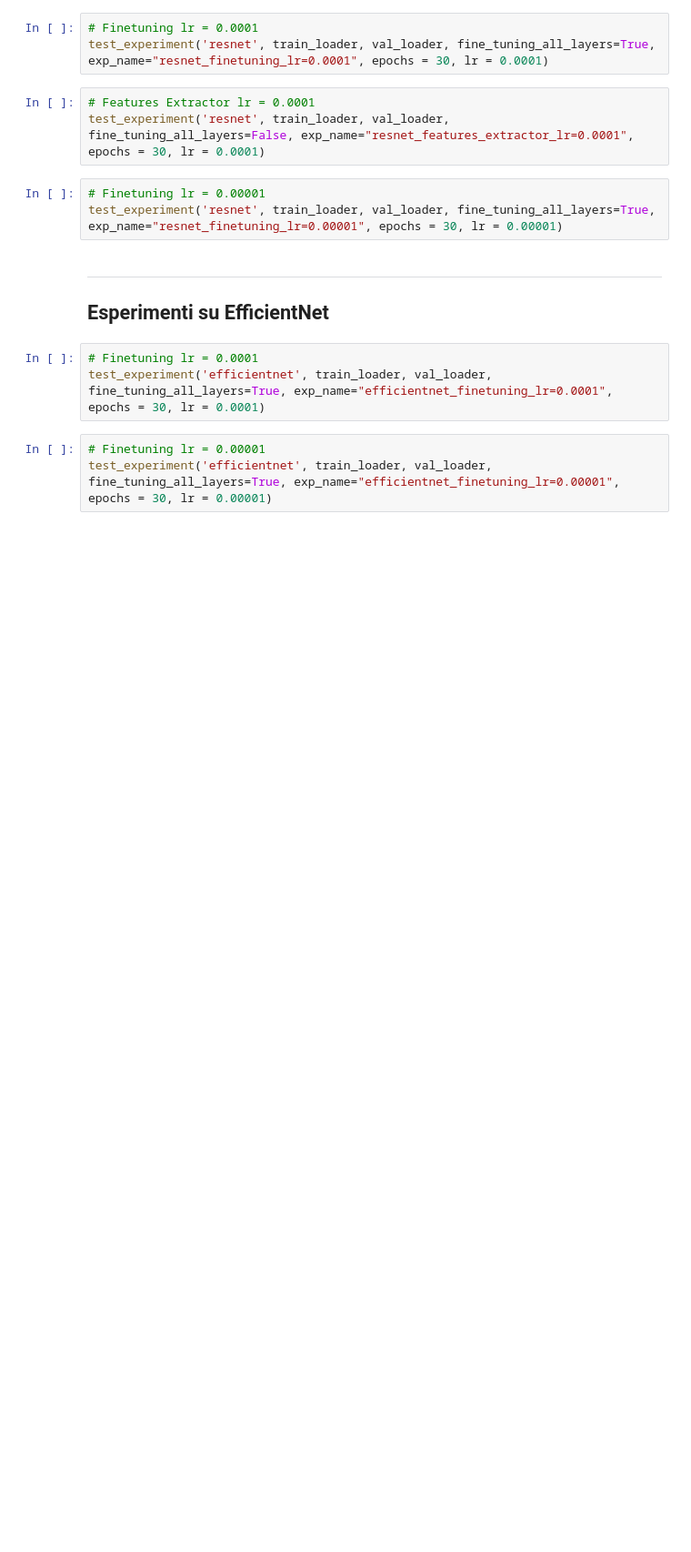
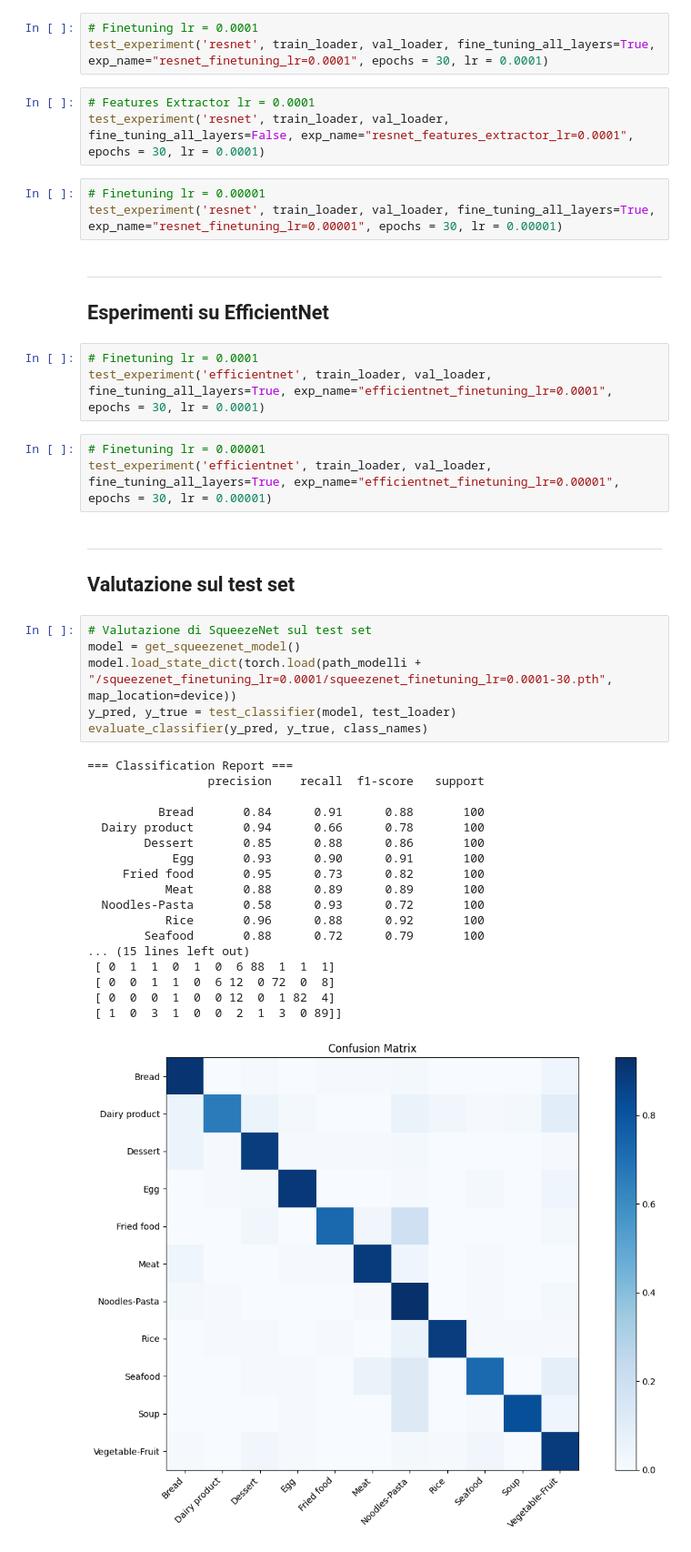
Before and after one commit to GiovanniTorrisi28/FoodVision, a Jupyter notebook: notebooks/FoodVision_Notebook.ipynb, the cells around one changed output. Shown at 91% size. Saved outputs shown, nothing was run; the diff lists cells and outputs as text; blank space fills up the shorter version.

Commit message:
Aggiunta sezione sulla valutazione del test set

```diff
--- a/notebooks/FoodVision_Notebook.ipynb
+++ b/notebooks/FoodVision_Notebook.ipynb
@@ -544,3 +510,31 @@ test_experiment('efficientnet', train_loader, val_loader, fine_tuning_all_layers
 # %%
 # Finetuning lr = 0.00001
 test_experiment('efficientnet', train_loader, val_loader, fine_tuning_all_layers=True, exp_name="efficientnet_finetuning_lr=0.00001", epochs = 30, lr = 0.00001)
+# %% [markdown]
+***
+## Valutazione sul test set
+# %%
+# Valutazione di SqueezeNet sul test set
+model = get_squeezenet_model()
+model.load_state_dict(torch.load(path_modelli + "/squeezenet_finetuning_lr=0.0001/squeezenet_finetuning_lr=0.0001-30.pth", map_location=device))
+y_pred, y_true = test_classifier(model, test_loader)
+evaluate_classifier(y_pred, y_true, class_names)
+# %% [output]
+=== Classification Report ===
+                 precision    recall  f1-score   support
+
+          Bread       0.84      0.91      0.88       100
+  Dairy product       0.94      0.66      0.78       100
+        Dessert       0.85      0.88      0.86       100
+            Egg       0.93      0.90      0.91       100
+     Fried food       0.95      0.73      0.82       100
+           Meat       0.88      0.89      0.89       100
+  Noodles-Pasta       0.58      0.93      0.72       100
+           Rice       0.96      0.88      0.92       100
+        Seafood       0.88      0.72      0.79       100
+... (15 lines left out)
+ [ 0  1  1  0  1  0  6 88  1  1  1]
+ [ 0  0  1  1  0  6 12  0 72  0  8]
+ [ 0  0  0  1  0  0 12  0  1 82  4]
+ [ 1  0  3  1  0  0  2  1  3  0 89]]
+[figure, added]
```
Also changed, not shown: parts of 7 cells of this notebook.
